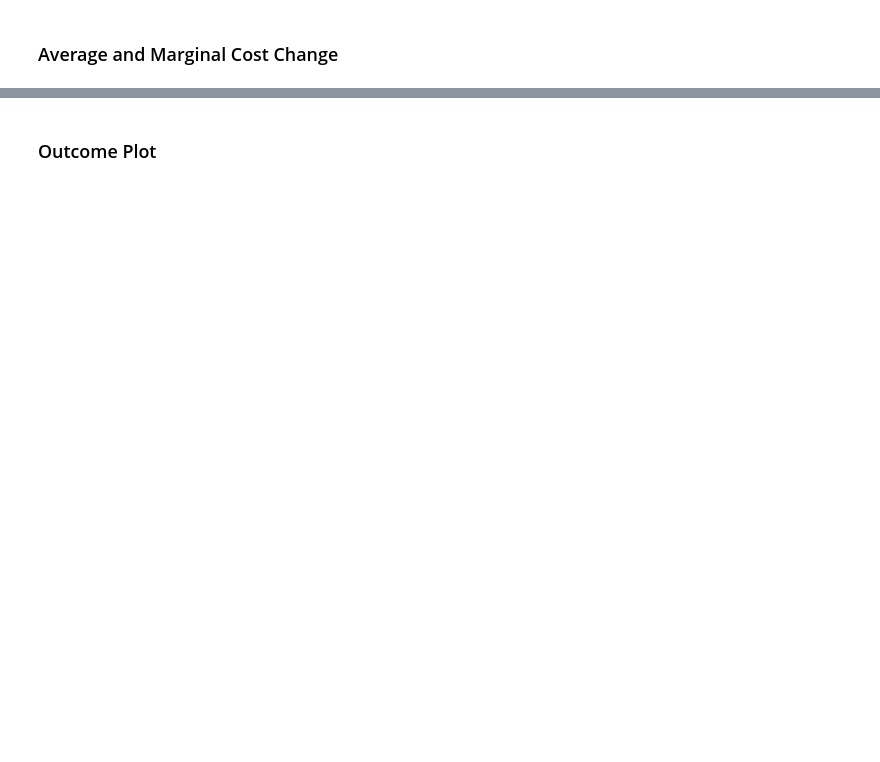
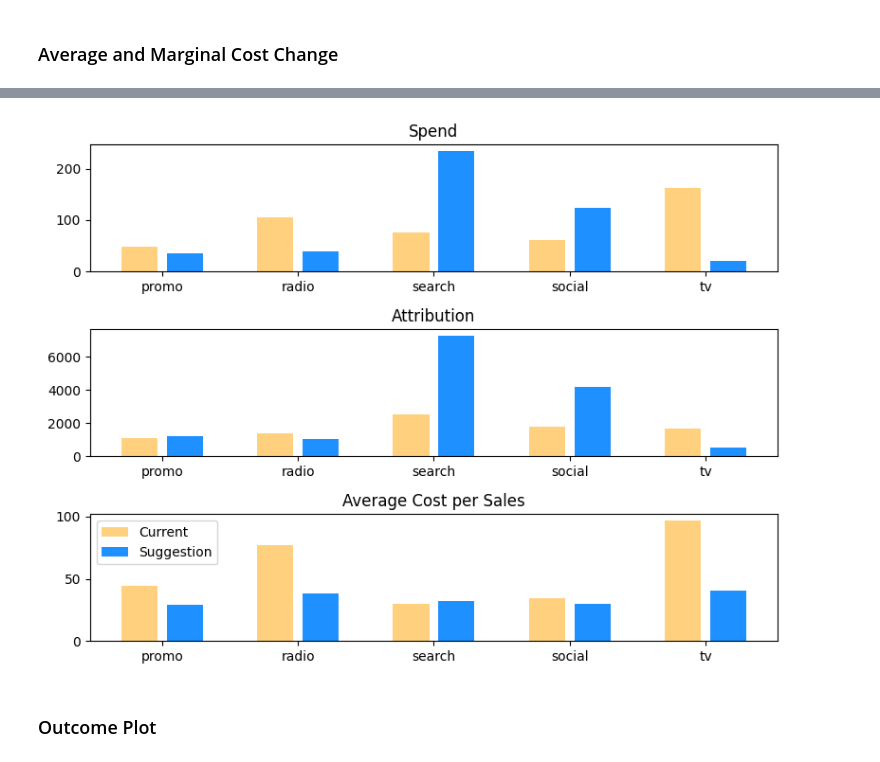
Before and after one commit to edwinnglabs/karpiu, a Jupyter notebook: docs/examples/target_max.ipynb, the cells around one changed output, grey strips where cells are left out. Drawn from its saved outputs; the diff is of its cells as text; code cells hidden in the pictures; blank space fills up the shorter version.

```diff
--- a/docs/examples/target_max.ipynb
+++ b/docs/examples/target_max.ipynb
@@ -118,3 +101,67 @@ cost_report
+# %%
+# TODO: figure out the y-axis unit
+
+fig, ax = plt.subplots(3, 1, figsize=(8, 6))
+# spend
+ax[0].bar(
+    x=np.arange(0, 3 * len(optim_channels), 3),
+    height=cost_report["pre-opt-spend"],
+    color="orange",
+    alpha=0.5,
+    label="Current",
+)
+ax[0].bar(
+    x=np.arange(1, 3 * len(optim_channels) + 1, 3),
+    height=cost_report["post-opt-spend"],
+    color="dodgerblue",
+    label="Suggestion",
+)
+ax[0].set_xticks(0.5 + np.arange(0, 3 * len(optim_channels), 3))
+ax[0].set_xticklabels(optim_channels)
+# ax[0].legend()
+ax[0].set_title("Spend")
+
+# Attribution
+ax[1].bar(
+    x=np.arange(0, 3 * len(optim_channels), 3),
+    height=cost_report["pre-opt-attr"],
+    color="orange",
+    alpha=0.5,
+    label="Current",
+)
+ax[1].bar(
+    x=np.arange(1, 3 * len(optim_channels) + 1, 3),
+    height=cost_report["post-opt-attr"],
+    color="dodgerblue",
+    label="Suggestion",
+)
+ax[1].set_xticks(0.5 + np.arange(0, 3 * len(optim_channels), 3))
+ax[1].set_xticklabels(optim_channels)
+# ax[1].legend()
+ax[1].set_title("Attribution")
+
+# Efficiency
+ax[2].bar(
+    x=np.arange(0, 3 * len(optim_channels), 3),
+    height=cost_report["pre-opt-avg-cost"],
+    color="orange",
+    alpha=0.5,
+    label="Current",
+)
+ax[2].bar(
+    x=np.arange(1, 3 * len(optim_channels) + 1, 3),
+    height=cost_report["post-opt-avg-cost"],
+    color="dodgerblue",
+    label="Suggestion",
+)
+ax[2].set_xticks(0.5 + np.arange(0, 3 * len(optim_channels), 3))
+ax[2].set_xticklabels(optim_channels)
+ax[2].legend()
+ax[2].set_title("Average Cost per Sales")
+
+fig.tight_layout()
+# %% [output]
+[figure, added]
 # %% [markdown]
 ### Outcome Plot
 # %%
```
Also changed, not shown: parts of 7 cells of this notebook, 4 other files.
